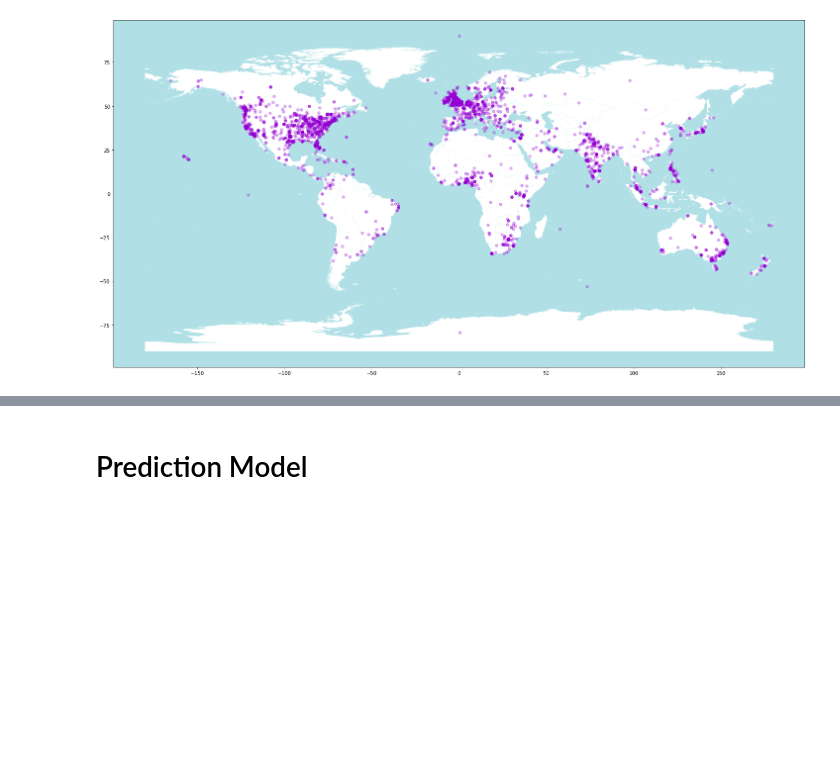
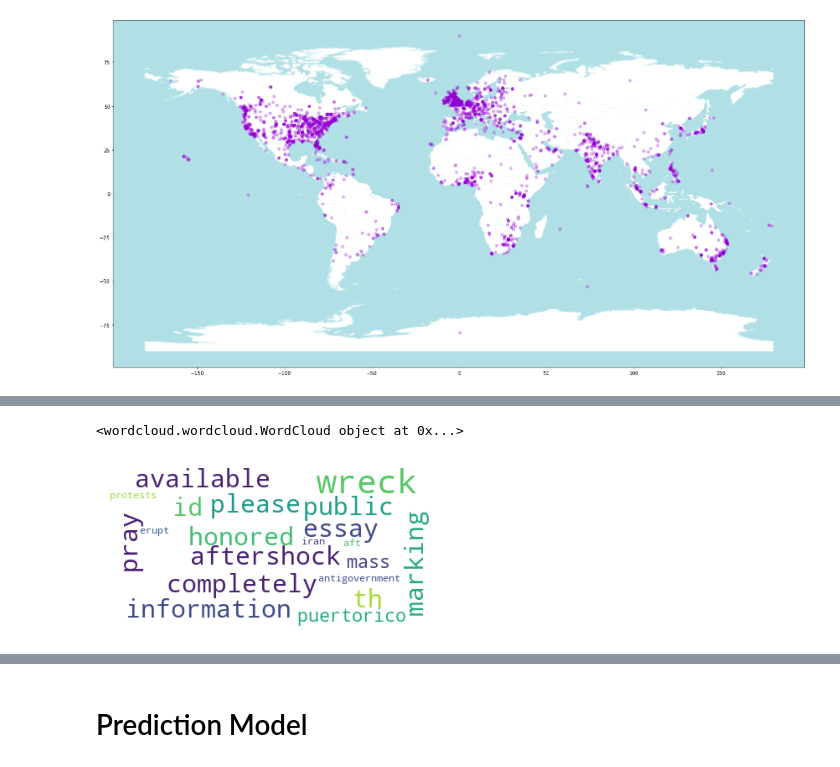
Before and after one commit to JaimeEV/Tweet_Disasters, a Jupyter notebook: Tweets_Disasters.ipynb, the cells around one changed output, grey strips where cells are left out. Drawn from its saved outputs; the diff is of its cells as text; code cells hidden in the pictures; blank space fills up the shorter version.

```diff
--- a/Tweets_Disasters.ipynb
+++ b/Tweets_Disasters.ipynb
@@ -566,0 +676,3 @@ ax2.set_title('Non Disaster Tweets',fontsize=40);
+# %%
+df_usa_negative = df_usa[df_usa['target'] == 0]
+df_usa_negative
@@ -566,0 +694,19 @@ ax2.set_title('Non Disaster Tweets',fontsize=40);
+# %%
+stopwords = set(STOPWORDS)
+
+wordcloud = WordCloud(
+                        background_color='white',
+                        stopwords=stopwords,
+                        max_words = 20,
+                        max_font_size = 40,
+                        random_state = 42,
+                        ).generate(str(df_usa_negative['text']))
+
+print(wordcloud)
+fig = plt.figure(1)
+plt.imshow(wordcloud)
+plt.axis('off')
+plt.show()
+# %% [output]
+<wordcloud.wordcloud.WordCloud object at 0x...>
+[figure, added]
```
Also changed, not shown: parts of 48 cells of this notebook, 1 other file.
